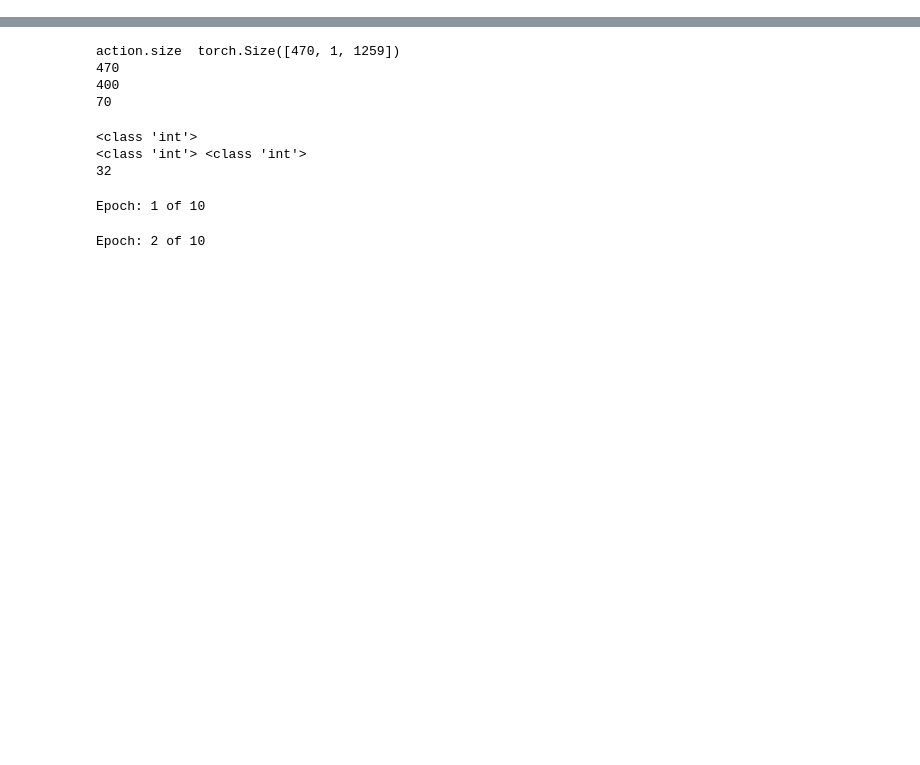
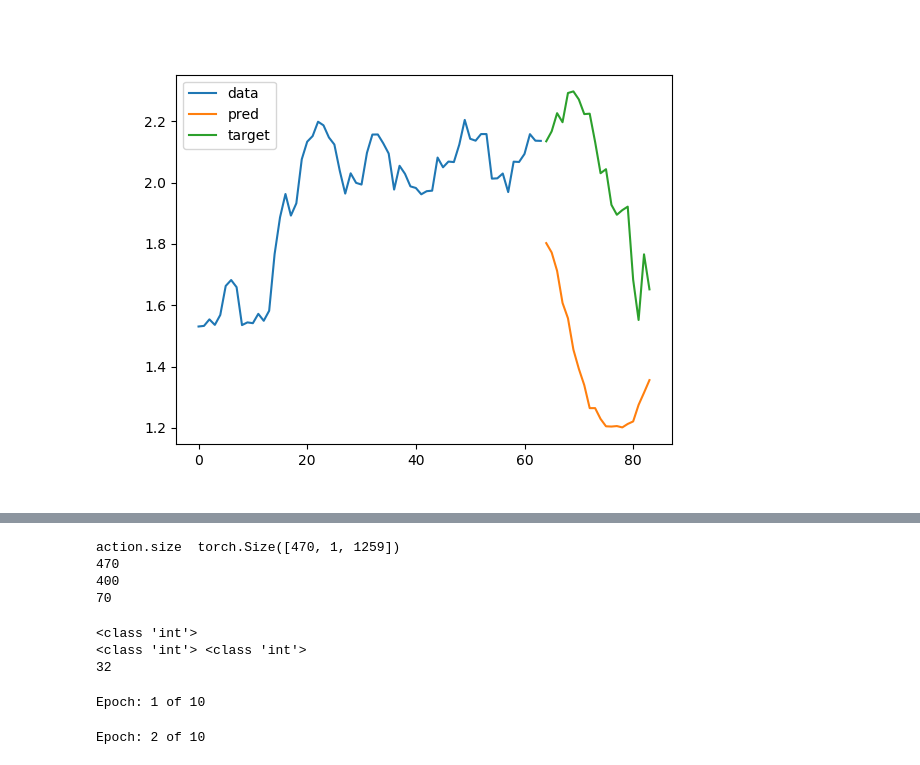
Before and after one commit to mdurandgasselin/IFT-725-TimeSeries, a Jupyter notebook: test_seriesNet.ipynb, the cells around one changed output, grey strips where cells are left out. Drawn from its saved outputs; the diff is of its cells as text; code cells hidden in the pictures; blank space fills up the shorter version.

```diff
--- a/test_seriesNet.ipynb
+++ b/test_seriesNet.ipynb
@@ -35,0 +93,5 @@ torch.Size([1, 1, 1260])
+# %%
+from IPython.display import Image
+Image(filename='fig1.png')
+# %% [output]
+[figure, added]
```
Also changed, not shown: parts of 7 cells of this notebook, 3 other files.
